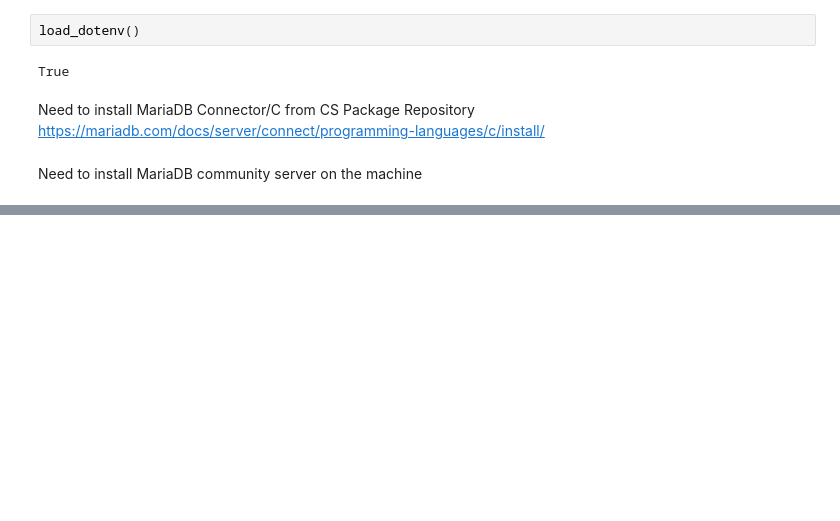
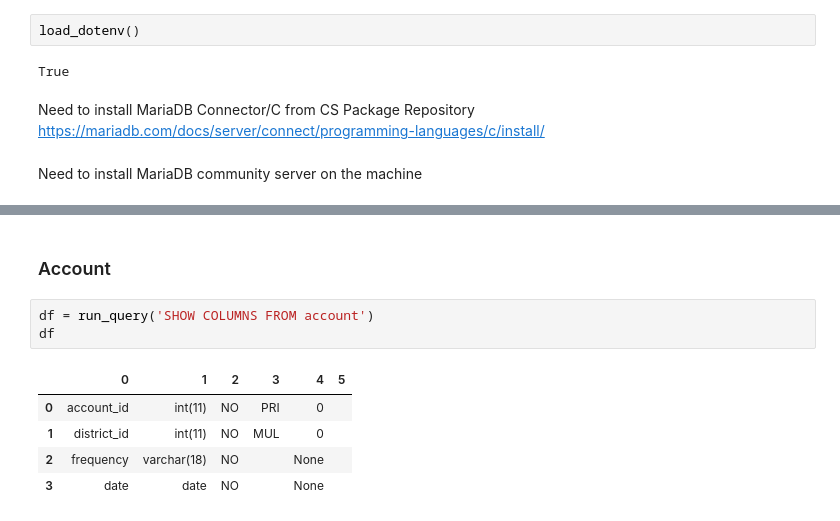
Before and after one commit to cyshen11/loan-prediction-app-aws, a Jupyter notebook: jupyter-nb/EDA.ipynb, the cells around one changed output, grey strips where cells are left out. Drawn from its saved outputs; the diff is of its cells as text; blank space fills up the shorter version.

```diff
--- a/jupyter-nb/EDA.ipynb
+++ b/jupyter-nb/EDA.ipynb
@@ -62,0 +70,11 @@ df.head()
+# %% [markdown]
+### Account
+# %%
+df = run_query('SHOW COLUMNS FROM account')
+df
+# %% [output]
+|  | 0 | 1 | 2 | 3 | 4 | 5 |
+| 0 | account_id | int(11) | NO | PRI | 0 |  |
+| 1 | district_id | int(11) | NO | MUL | 0 |  |
+| 2 | frequency | varchar(18) | NO |  | None |  |
+| 3 | date | date | NO |  | None |  |
```
Also changed, not shown: parts of 16 cells of this notebook.
